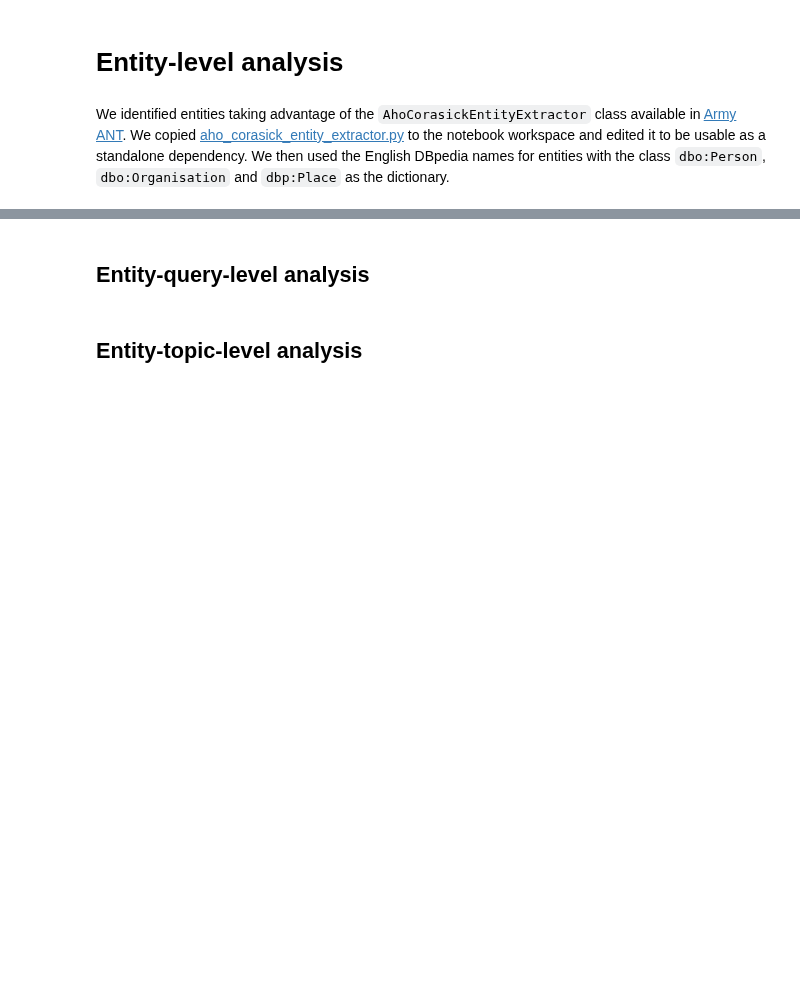
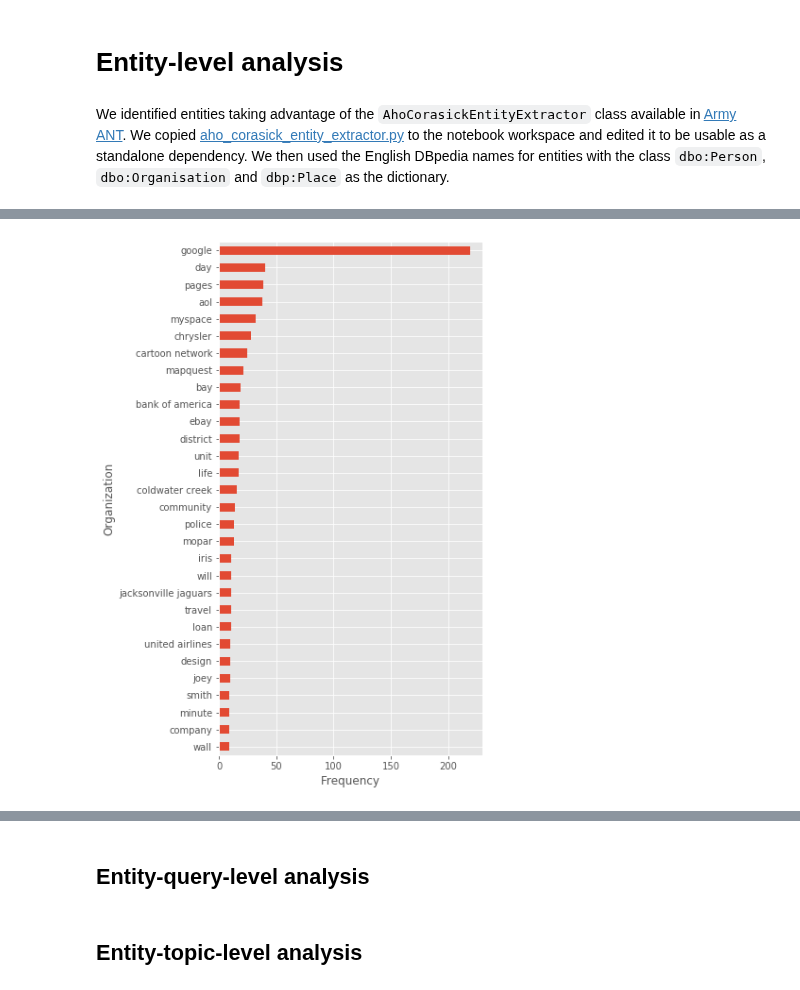
Before and after one commit to feup-infolab/army-ant, a Jupyter notebook: notebooks/query_log_analysis/query_log_analysis.ipynb, the cells around one changed output, grey strips where cells are left out. Drawn from its saved outputs; the diff is of its cells as text; code cells hidden in the pictures; blank space fills up the shorter version.

```diff
--- a/notebooks/query_log_analysis/query_log_analysis.ipynb
+++ b/notebooks/query_log_analysis/query_log_analysis.ipynb
@@ -269,0 +296,4 @@ plt.rc("figure", figsize=[15, 3])
+# %%
+plot_entities_by_class(qlog_entities, "organization")
+# %% [output]
+[figure, added]
```
Also changed, not shown: parts of 6 cells of this notebook.
